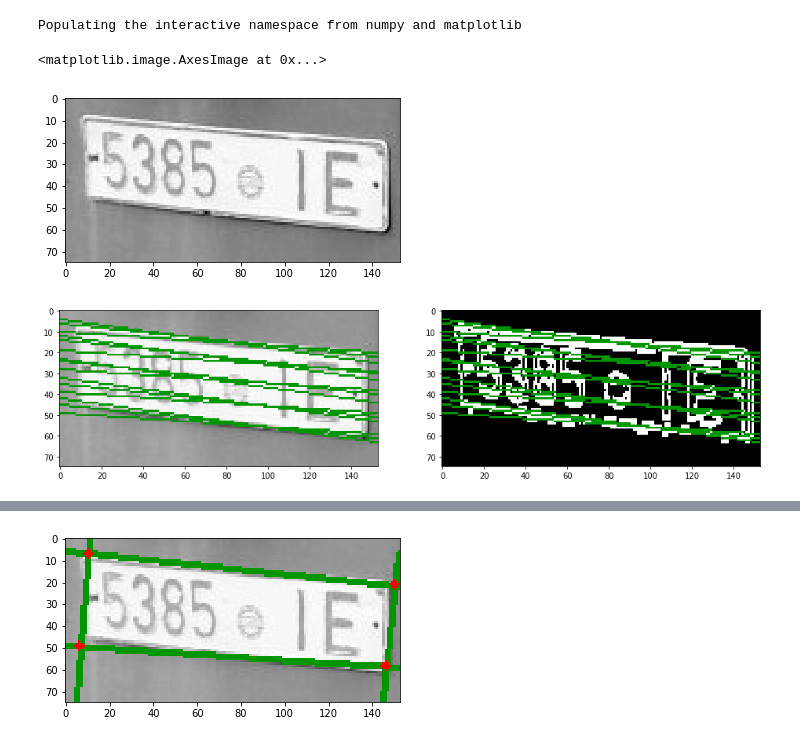
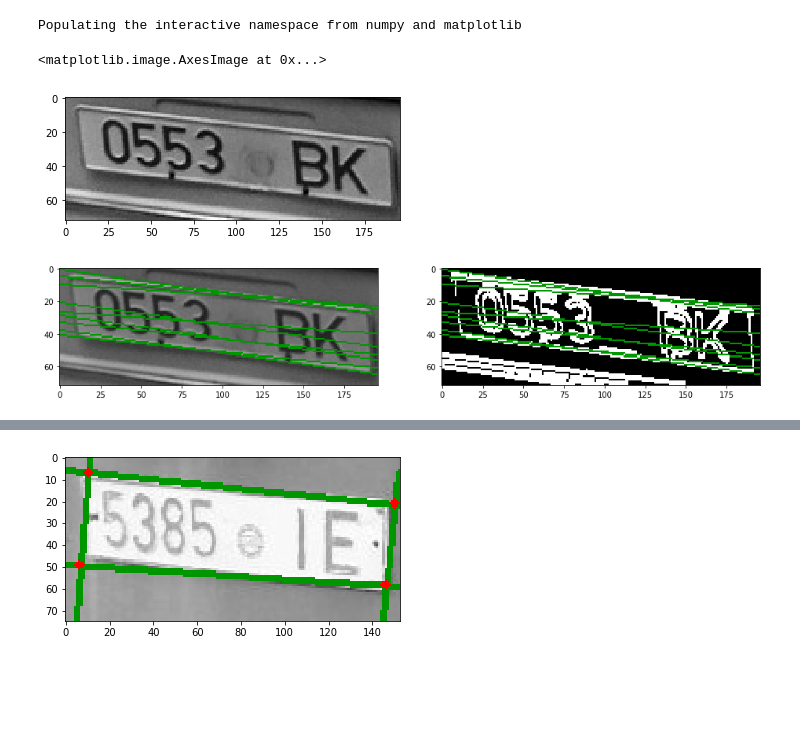
Before and after one commit to ddaletski/Lpr-experiments, a Jupyter notebook: borders.ipynb, the cells around one changed output, grey strips where cells are left out. Drawn from its saved outputs; the diff is of its cells as text; code cells hidden in the pictures; blank space fills up the shorter version.

```diff
--- a/borders.ipynb
+++ b/borders.ipynb
@@ -12,13 +12,13 @@ def to_radians(angle):
     return angle / 180 * np.pi
 # %%
 plates_dir = "data/borders/"
-plate_file = os.path.join(plates_dir, os.listdir(plates_dir)[11])
+plate_file = os.path.join(plates_dir, os.listdir(plates_dir)[1])
 img = cv2.imread(plate_file, cv2.IMREAD_GRAYSCALE)
 
 plt.imshow(img, cmap='gray')
 # %% [output]
 <matplotlib.image.AxesImage at 0x...>
-[figure, old version]
+[figure, new version]
 # %%
 def bounded(val, low, high):
     if val < low:
@@ -108,7 +108,7 @@ hor_lines = get_lines(img, 1, width//2, dilation_kernel=(1, 3),
                       max_angle_diff=to_radians(3), max_len_diff=width//8,
                       show=True, plot_line_size=1, plot_bad_lines=False)
 # %% [output]
-[figure, old version]
+[figure, new version]
 # %%
 topline, topline_parametric = min(hor_lines, key=lambda l: l[0][0][1] + l[0][1][1])
 bottomline, bottomline_parametric = max(hor_lines, key=lambda l: l[0][0][1] + l[0][1][1])
```
Also changed, not shown: parts of 1 cell of this notebook, 1 other file.
